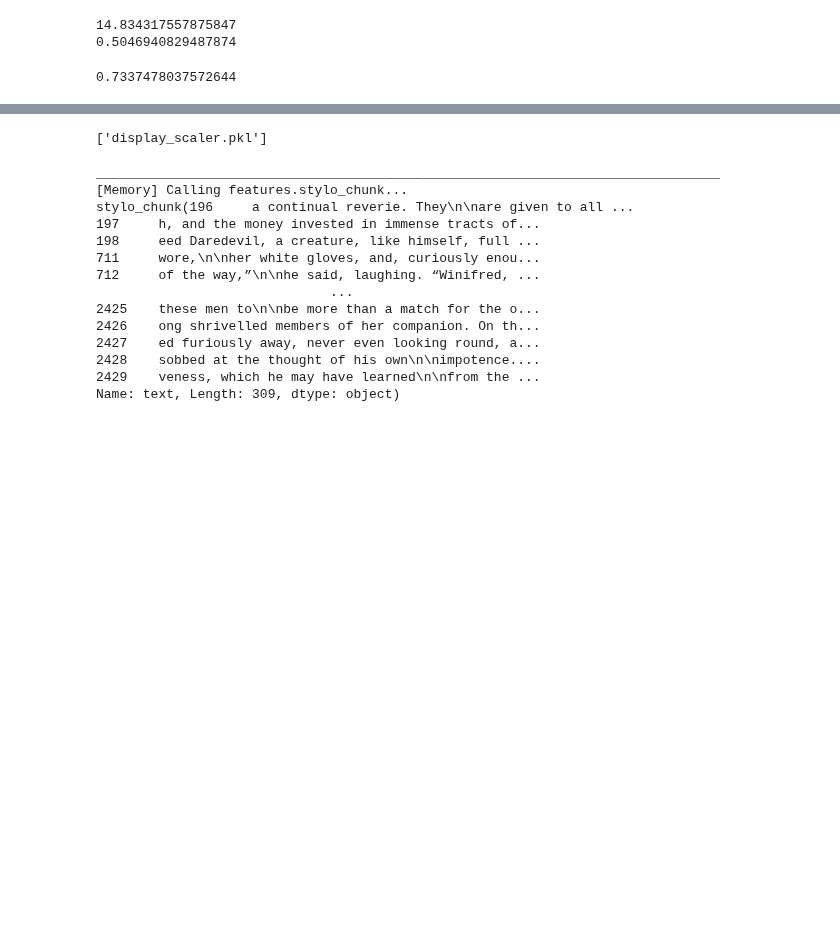
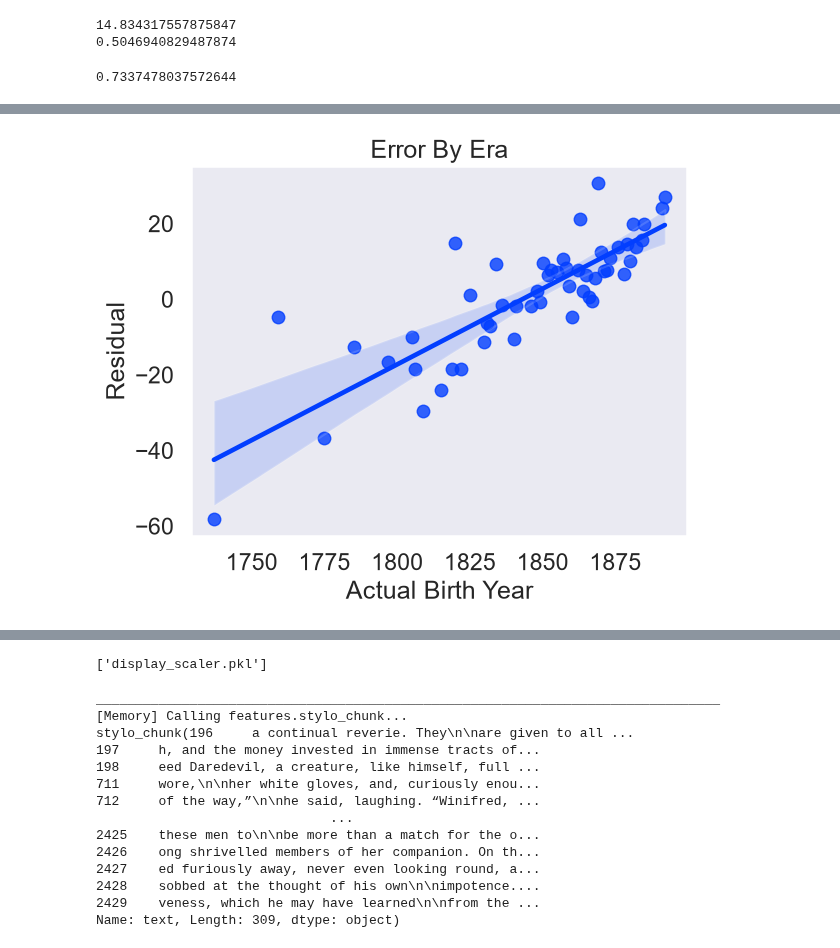
Before and after one commit to Menachem631/author-birth-year, a Jupyter notebook: Begin2.ipynb, the cells around one changed output, grey strips where cells are left out. Saved outputs shown, nothing was run; the diff lists cells and outputs as text; code cells hidden in the pictures; blank space fills up the shorter version.

```diff
--- a/Begin2.ipynb
+++ b/Begin2.ipynb
@@ -831,0 +849,17 @@ plt.savefig(r"C:\Users\menac\PycharmProjects\Text Analysis\charts\shap.png", bbo
+# %%
+lower = y_validate_pis[:,0,:].reshape(-1)
+upper = y_validate_pis[:,1,:].reshape(-1)
+results_df = pd.DataFrame(y_validate.values, columns = ['act_yr'])
+results_df['pred_yr'] = y_validate_pred
+results_df['resid'] = results_df['act_yr'] - results_df['pred_yr']
+results_df['lower'] = lower
+results_df['upper'] = upper
+results_df['pi_width'] = results_df.upper - results_df.lower
+# %%
+sns.regplot(x=results_df.groupby('act_yr')['resid'].mean().keys(), y=results_df.groupby('act_yr')['resid'].mean())
+plt.xlabel('Actual Birth Year')
+plt.ylabel('Residual')
+plt.title('Error By Era')
+plt.savefig(r"C:\Users\menac\PycharmProjects\Text Analysis\charts\error_by_era.png", bbox_inches = 'tight', pad_inches = 0.1)
+# %% [output]
+[figure, added]
```
Also changed, not shown: parts of 8 cells of this notebook, 6 other files.
